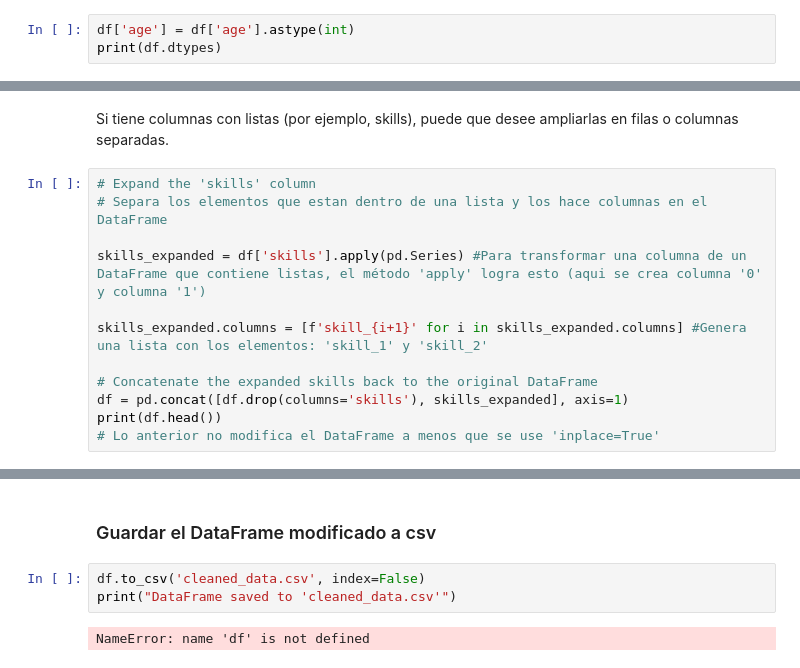
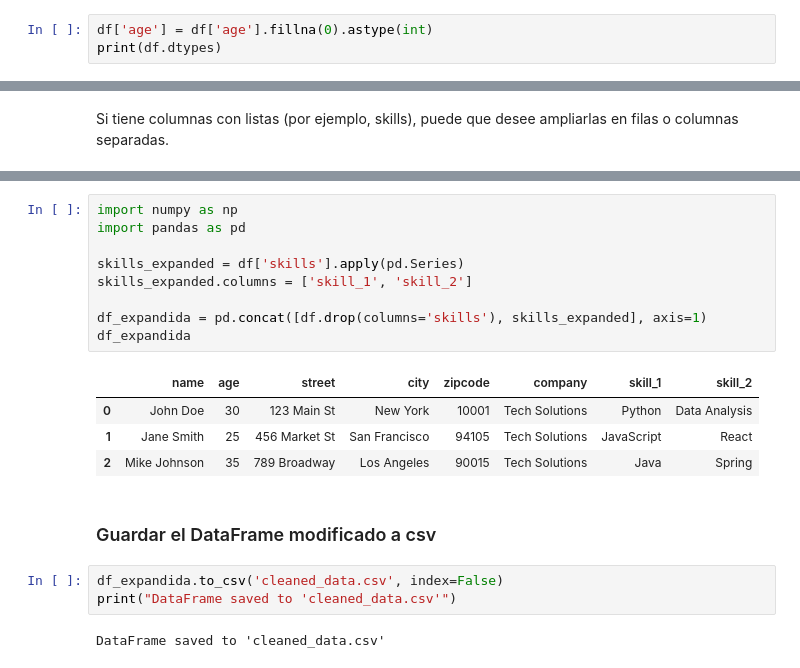
Before and after one commit to mizos0512/RPython, a Jupyter notebook: Notebooks/Clases/JSON_Limpiar.ipynb, the cells around one changed output, grey strips where cells are left out. Cells and saved outputs as stored; diff of their text form.

```diff
--- a/Notebooks/Clases/JSON_Limpiar.ipynb
+++ b/Notebooks/Clases/JSON_Limpiar.ipynb
@@ -502,7 +509,7 @@ zipcode    object
 company    object
 dtype: object
 # %%
-df['age'] = df['age'].astype(int)
+df['age'] = df['age'].fillna(0).astype(int)
 print(df.dtypes)
 # %% [output]
 name       object
@@ -517,15 +525,3 @@ dtype: object
 ### Ampliación de las columnas de la lista
 # %% [markdown]
 Si tiene columnas con listas (por ejemplo, skills), puede que desee ampliarlas en filas o columnas separadas.
-# %%
-# Expand the 'skills' column
-# Separa los elementos que estan dentro de una lista y los hace columnas en el DataFrame
-
-skills_expanded = df['skills'].apply(pd.Series) #Para transformar una columna de un DataFrame que contiene listas, el método 'apply' logra esto (aqui se crea columna '0' y columna '1')
-
-skills_expanded.columns = [f'skill_{i+1}' for i in skills_expanded.columns] #Genera una lista con los elementos: 'skill_1' y 'skill_2'
-
-# Concatenate the expanded skills back to the original DataFrame
-df = pd.concat([df.drop(columns='skills'), skills_expanded], axis=1)
-print(df.head())
-# Lo anterior no modifica el DataFrame a menos que se use 'inplace=True'
@@ -542,7 +528,21 @@ print(df.head())
+# %%
+import numpy as np
+import pandas as pd
+
+skills_expanded = df['skills'].apply(pd.Series)
+skills_expanded.columns = ['skill_1', 'skill_2']
+
+df_expandida = pd.concat([df.drop(columns='skills'), skills_expanded], axis=1)
+df_expandida
+# %% [output]
+|  | name | age | street | city | zipcode | company | skill_1 | skill_2 |
+| 0 | John Doe | 30 | 123 Main St | New York | 10001 | Tech Solutions | Python | Data Analysis |
+| 1 | Jane Smith | 25 | 456 Market St | San Francisco | 94105 | Tech Solutions | JavaScript | React |
+| 2 | Mike Johnson | 35 | 789 Broadway | Los Angeles | 90015 | Tech Solutions | Java | Spring |
 # %% [markdown]
 ### Guardar el DataFrame modificado a csv
 # %%
-df.to_csv('cleaned_data.csv', index=False)
+df_expandida.to_csv('cleaned_data.csv', index=False)
 print("DataFrame saved to 'cleaned_data.csv'")
 # %% [output]
-NameError: name 'df' is not defined
+DataFrame saved to 'cleaned_data.csv'
```
Also changed, not shown: parts of 3 cells of this notebook, 1 other file.
